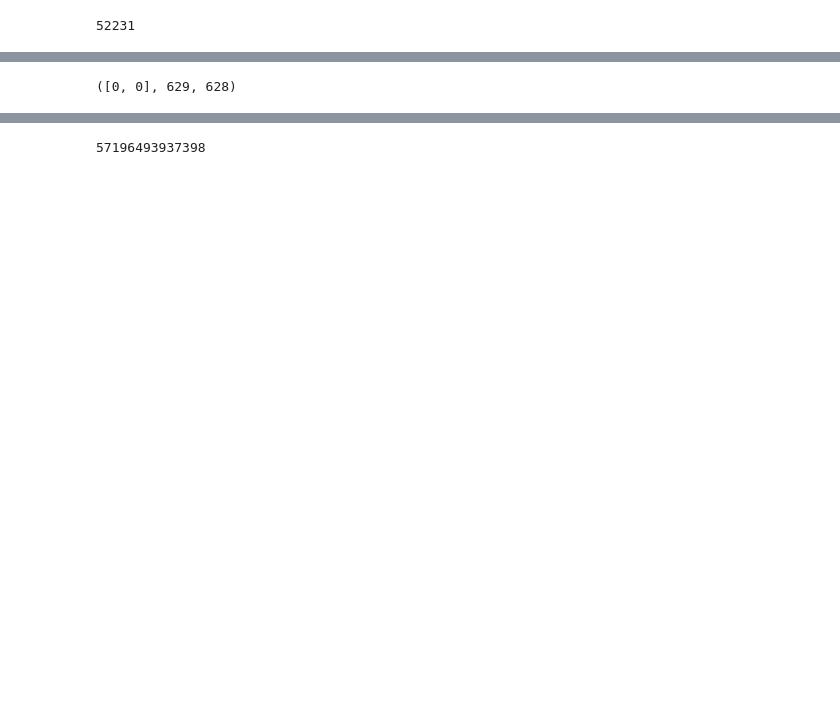
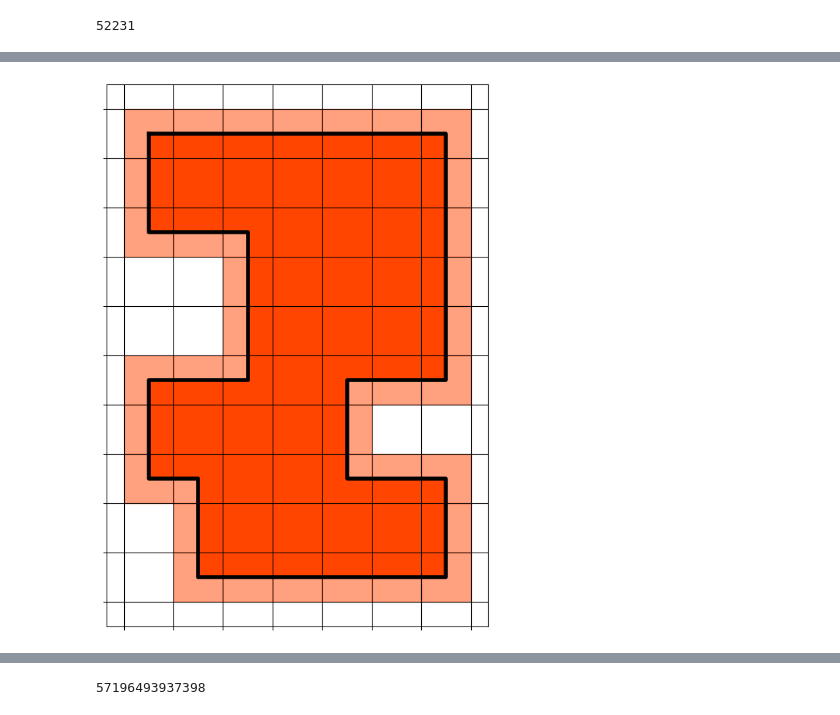
Before and after one commit to VillePuuska/AoC, a Jupyter notebook: 2023/day18.ipynb, the cells around one changed output, grey strips where cells are left out. Drawn from its saved outputs; the diff is of its cells as text; code cells hidden in the pictures; blank space fills up the shorter version.

```diff
--- a/2023/day18.ipynb
+++ b/2023/day18.ipynb
@@ -106,6 +109,27 @@ with open("./data/day18.txt") as f:
         lines[-1][1] = int(lines[-1][1])
         lines[-1][-1] = lines[-1][-1].replace('(', '').replace(')', '')
 # %%
+holes = [[0, 0]]
+
+node = [0, 0]
+for direction, count, _ in lines:
+    if direction == 'R':
+        for _ in range(count):
+            node[1] += 1
+            holes += [node.copy(),]
+    elif direction == 'L':
+        for _ in range(count):
+            node[1] -= 1
+            holes += [node.copy(),]
+    elif direction == 'D':
+        for _ in range(count):
+            node[0] += 1
+            holes += [node.copy(),]
+    elif direction == 'U':
+        for _ in range(count):
+            node[0] -= 1
+            holes += [node.copy(),]
+
 corners = [[0, 0]]
 
 node = [0, 0]
@@ -122,7 +146,17 @@ for direction, count, _ in lines:
     elif direction == 'U':
         node[0] -= count
         corners += [node.copy(),]
-# %%
-corners[-1], len(corners), len(lines)
-# %% [output]
-([0, 0], 629, 628)
+# %%
+fig, ax = plt.subplots(figsize=(7, 10))
+
+ax.fill([col for _, col in corners], [-row for row, _ in corners], color='orangered')
+ax.plot([col for _, col in corners], [-row for row, _ in corners], color='black', lw=4)
+for row, col in holes[:-1]:
+    ax.fill([col-.5, col+.5, col+.5, col-.5], [-row-.5, -row-.5, -row+.5, -row+.5], color='orangered', alpha=.5)
+ax.set_xticks(np.arange(-.5, 7., 1.))
+ax.set_yticks(np.arange(.5, -10., -1.))
+ax.grid(color='black')
+ax.set_xticklabels([])
+ax.set_yticklabels([]);
+# %% [output]
+[figure, added]
```
Also changed, not shown: parts of 20 cells of this notebook.
